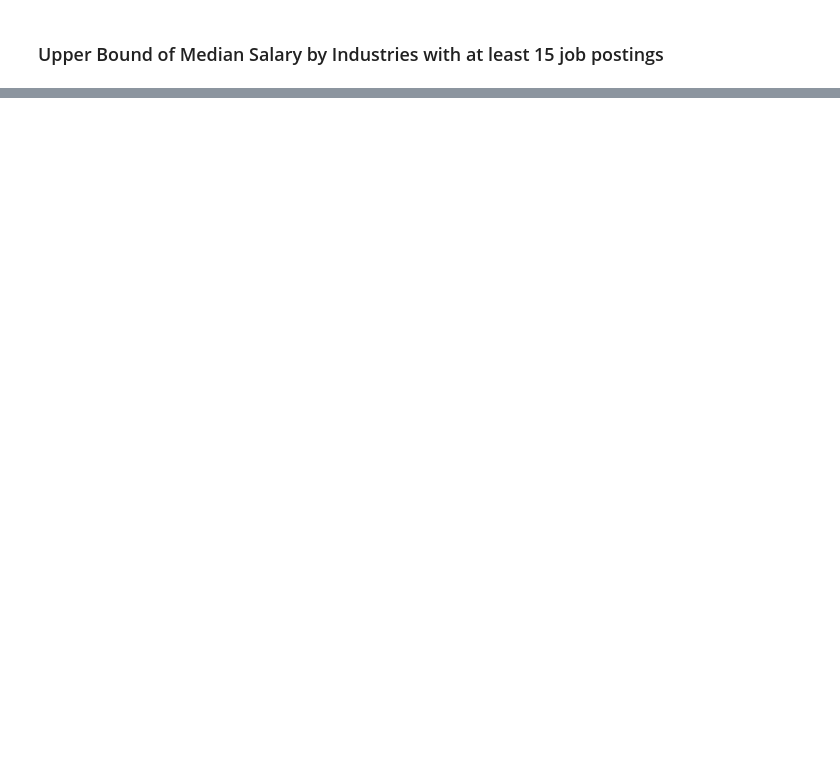
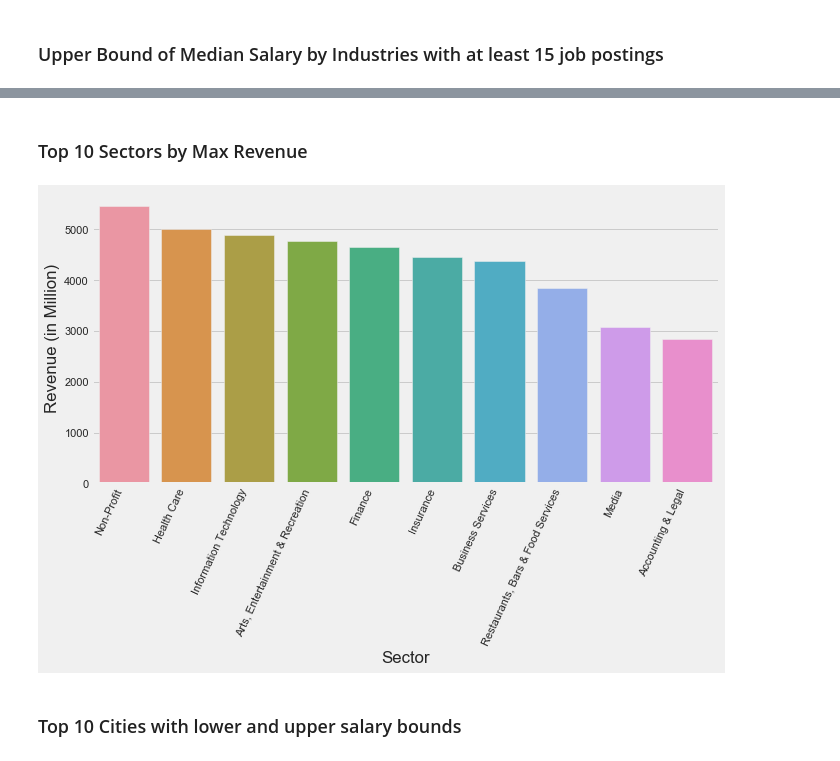
Before and after one commit to aclao89/data_analyst_jobs_search, a Jupyter notebook: Untitled.ipynb, the cells around one changed output, grey strips where cells are left out. Cells and saved outputs as stored; diff of their text form; code cells hidden in the pictures; blank space fills up the shorter version.

```diff
--- a/Untitled.ipynb
+++ b/Untitled.ipynb
@@ -487,0 +495,28 @@ plt.show()
+# %%
+da_jobs['Max Revenue'] = da_jobs['Revenue'].apply(lambda x: revenue_fxn(x))
+# %%
+industry_rev = da_jobs.groupby('Sector')[['Max Revenue']].mean().sort_values(['Max Revenue'], ascending=False)[:10]
+
+industry_df = industry_rev.reset_index()
+# %% [markdown]
+### Top 10 Sectors by Max Revenue
+# %%
+plt.figure(figsize=(10,5))
+chart_a = sns.barplot(
+    data=industry_df,
+    x='Sector',
+    y='Max Revenue',
+    ci= None
+)
+chart_a.set_xticklabels(
+    chart.get_xticklabels(),
+    rotation=65,
+    horizontalalignment='right',
+    fontweight='light',
+
+)
+chart_a.axes.yaxis.label.set_text("Revenue (in Million)")
+# %% [output]
+[figure, added]
+# %% [markdown]
+### Top 10 Cities with lower and upper salary bounds
```
Also changed, not shown: parts of 9 cells of this notebook.
